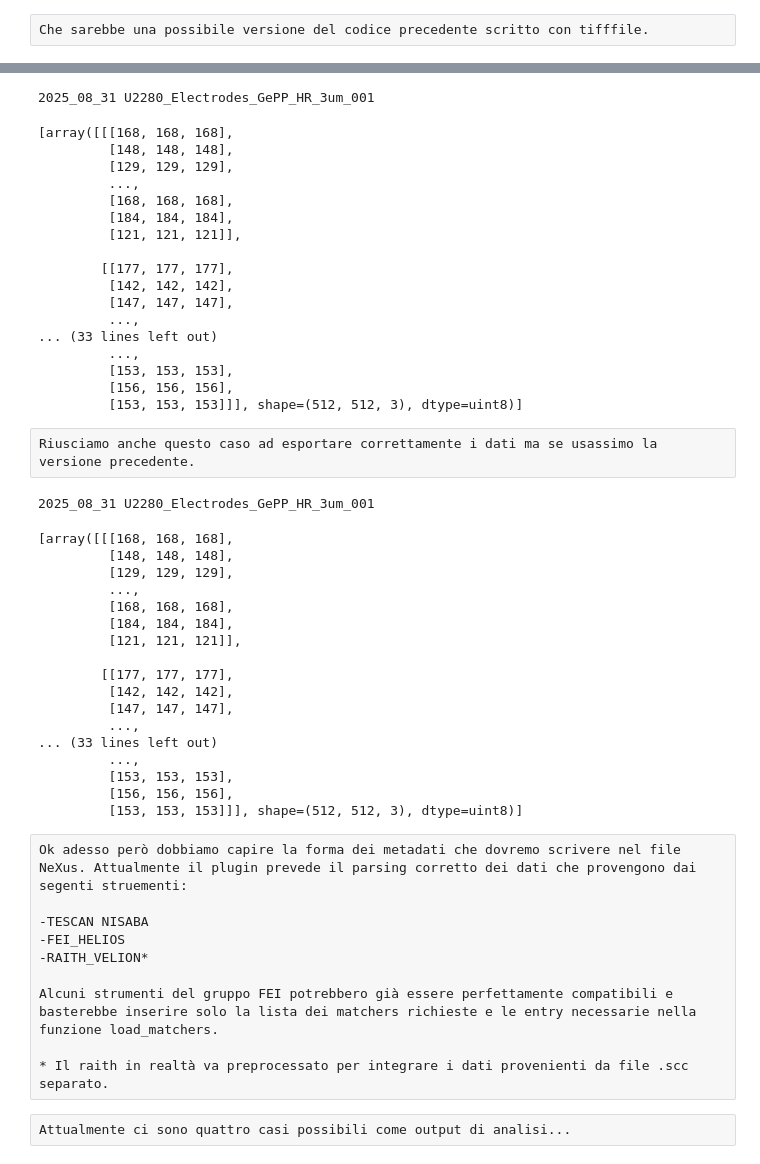
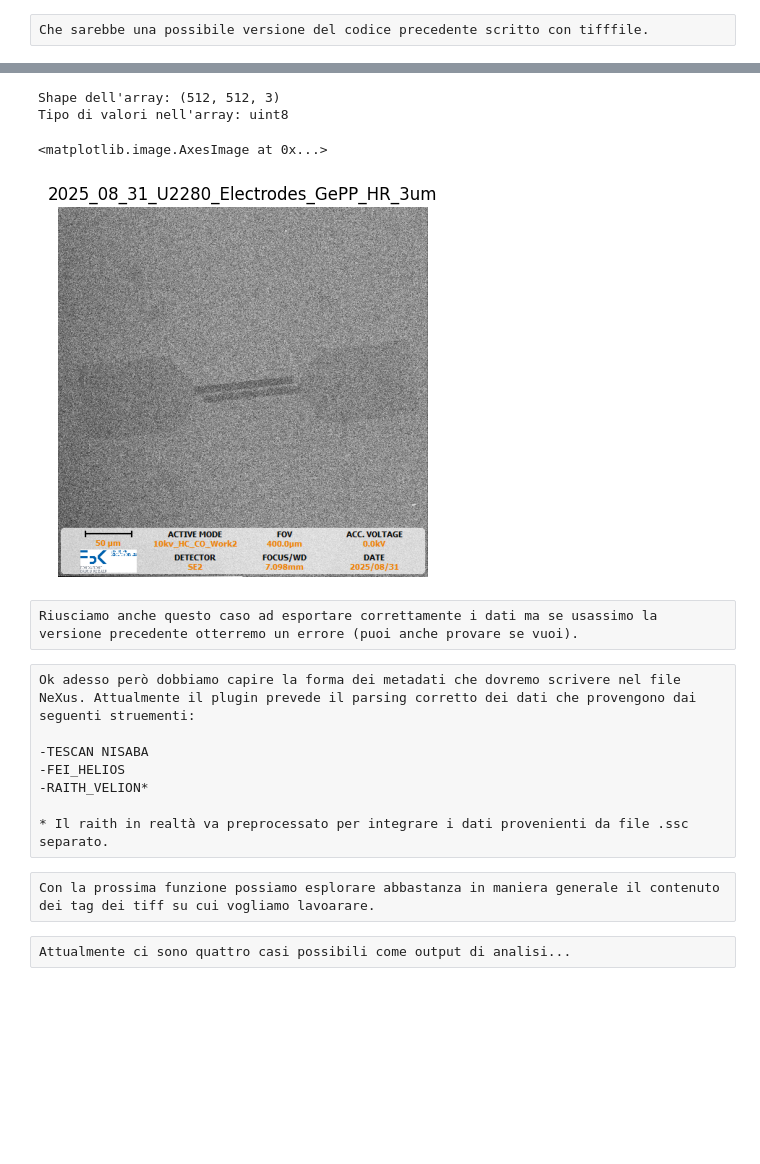
Before and after one commit to Trog-404/Managing-tifs, a Jupyter notebook: Analyze_input_data.ipynb, the cells around one changed output, grey strips where cells are left out. Cells and saved outputs as stored; diff of their text form; code cells hidden in the pictures; blank space fills up the shorter version.

```diff
--- a/Analyze_input_data.ipynb
+++ b/Analyze_input_data.ipynb
@@ -110,63 +110,28 @@ E come vedete la funzoine riporta lo stesso risultato della precedente. Se provi
 # %%
-name, data = extract_data_from_image_pilversion("./File_per_sem/tiffs_for_sem/2025_08_31 U2280_Electrodes_GePP_HR_3um_001.bmp")
+name, data = extract_data_from_image_pilversion("./images/2025_08_31_U2280_Electrodes_GePP_HR_3um.bmp")
 
-print(name)
-data
+print(f"Shape dell'array: {data[0].shape}")
+print(f"Tipo di valori nell'array: {data[0].dtype}")
+plt.axis('off')
+plt.title(name)
+plt.imshow(data[0])
 # %% [output]
-2025_08_31 U2280_Electrodes_GePP_HR_3um_001
+Shape dell'array: (512, 512, 3)
+Tipo di valori nell'array: uint8
-[array([[[168, 168, 168],
-         [148, 148, 148],
-         [129, 129, 129],
-         ...,
-         [168, 168, 168],
-         [184, 184, 184],
-         [121, 121, 121]],
-
-        [[177, 177, 177],
-         [142, 142, 142],
-         [147, 147, 147],
-         ...,
-... (33 lines left out)
-         ...,
-         [153, 153, 153],
-         [156, 156, 156],
-         [153, 153, 153]]], shape=(512, 512, 3), dtype=uint8)]
+<matplotlib.image.AxesImage at 0x...>
+[figure, added]
 # %% [raw]
-Riusciamo anche questo caso ad esportare correttamente i dati ma se usassimo la versione precedente.
+Riusciamo anche questo caso ad esportare correttamente i dati ma se usassimo la versione precedente otterremo un errore (puoi anche provare se vuoi).
-# %%
-name, data = extract_data_from_image_pilversion("./File_per_sem/tiffs_for_sem/2025_08_31 U2280_Electrodes_GePP_HR_3um_001.bmp")
-
-print(name)
-data
-# %% [output]
-2025_08_31 U2280_Electrodes_GePP_HR_3um_001
-[array([[[168, 168, 168],
-         [148, 148, 148],
-         [129, 129, 129],
-         ...,
-         [168, 168, 168],
-         [184, 184, 184],
-         [121, 121, 121]],
-
-        [[177, 177, 177],
-         [142, 142, 142],
-         [147, 147, 147],
-         ...,
-... (33 lines left out)
-         ...,
-         [153, 153, 153],
-         [156, 156, 156],
-         [153, 153, 153]]], shape=(512, 512, 3), dtype=uint8)]
 # %% [raw]
-Ok adesso però dobbiamo capire la forma dei metadati che dovremo scrivere nel file NeXus. Attualmente il plugin prevede il parsing corretto dei dati che provengono dai segenti struementi:
+Ok adesso però dobbiamo capire la forma dei metadati che dovremo scrivere nel file NeXus. Attualmente il plugin prevede il parsing corretto dei dati che provengono dai seguenti struementi:
 
 -TESCAN NISABA
 -FEI_HELIOS
 -RAITH_VELION*
 
-Alcuni strumenti del gruppo FEI potrebbero già essere perfettamente compatibili e basterebbe inserire solo la lista dei matchers richieste e le entry necessarie nella funzione load_matchers.
-
-* Il raith in realtà va preprocessato per integrare i dati provenienti da file .scc separato.
+* Il raith in realtà va preprocessato per integrare i dati provenienti da file .ssc separato.
+# %% [raw]
+Con la prossima funzione possiamo esplorare abbastanza in maniera generale il contenuto dei tag dei tiff su cui vogliamo lavoarare.
 # %%
 def analyze_metadata_from_tif(tif_file):
     with tf.TiffFile(tif_file) as tif:
```
Also changed, not shown: parts of 35 cells of this notebook, 11 other files.
